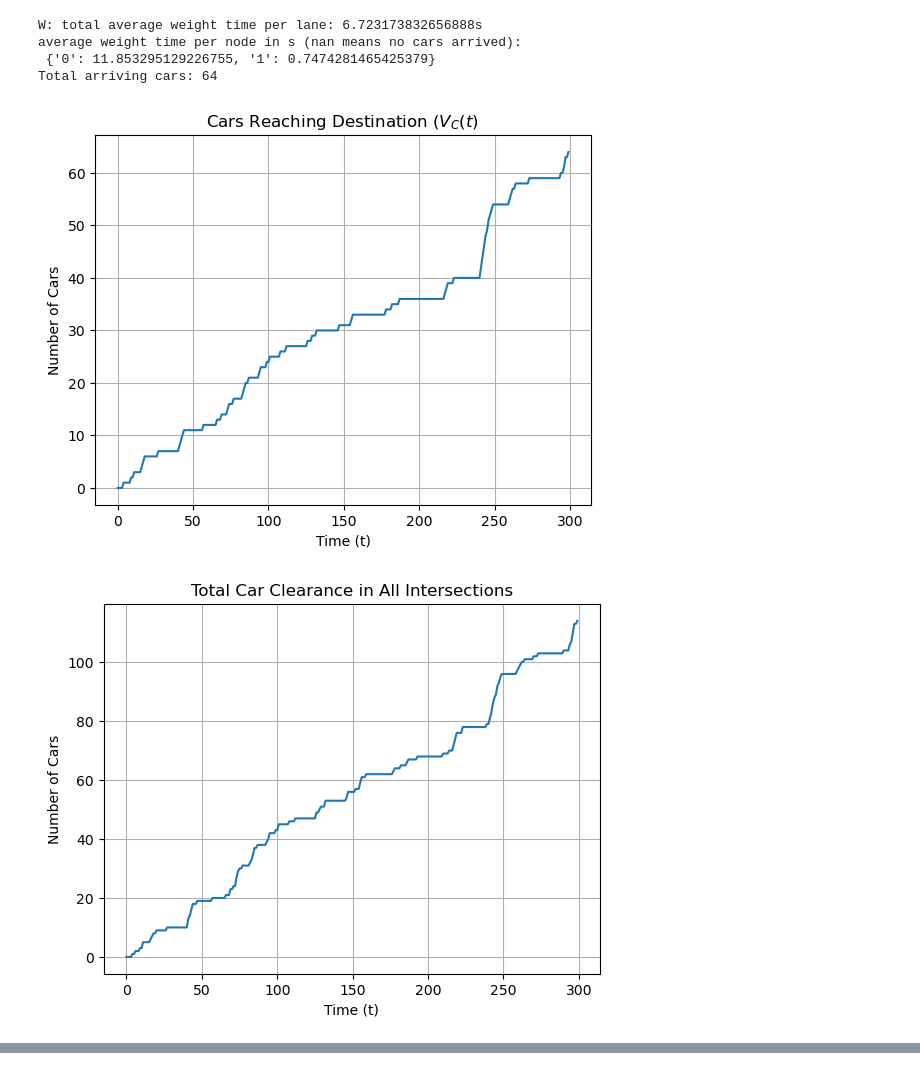
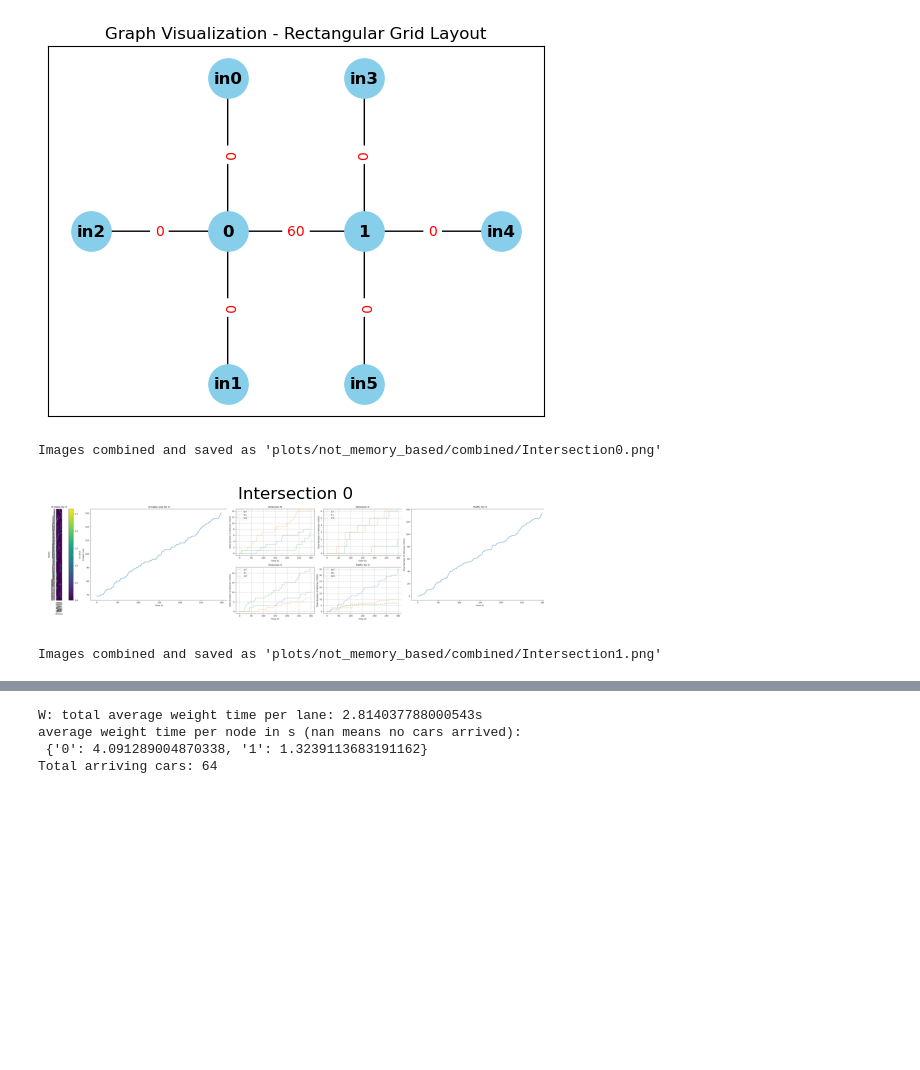
Before and after one commit to kvnoct/episodic_control, a Jupyter notebook: memory_sarsa/test.ipynb, the cells around one changed output, grey strips where cells are left out. Cells and saved outputs as stored; diff of their text form; code cells hidden in the pictures; blank space fills up the shorter version.

```diff
--- a/memory_sarsa/test.ipynb
+++ b/memory_sarsa/test.ipynb
@@ -42,10 +48,9 @@ test_graph_mem = copy.deepcopy(test_graph)
 # %%
 env_SARSA.test(test_graph=test_graph, test_vehicles=test_vehicles, update_epoch = 25)
+env_SARSA.plot_env()
 env_SARSA.display_congestion_metric()
 # %% [output]
+[figure, new version]
-W: total average weight time per lane: 6.723173832656888s
-average weight time per node in s (nan means no cars arrived):
- {'0': 11.853295129226755, '1': 0.7474281465425379}
-Total arriving cars: 64
+Images combined and saved as 'plots/not_memory_based/combined/Intersection0.png'
-[figure, old version]
-[figure, old version]
+[figure, new version]
+Images combined and saved as 'plots/not_memory_based/combined/Intersection1.png'
@@ -52,0 +58,4 @@ Total arriving cars: 64
+W: total average weight time per lane: 2.814037788000543s
+average weight time per node in s (nan means no cars arrived):
+ {'0': 4.091289004870338, '1': 1.3239113683191162}
+Total arriving cars: 64
```
Also changed, not shown: parts of 17 cells of this notebook, 20 other files.
